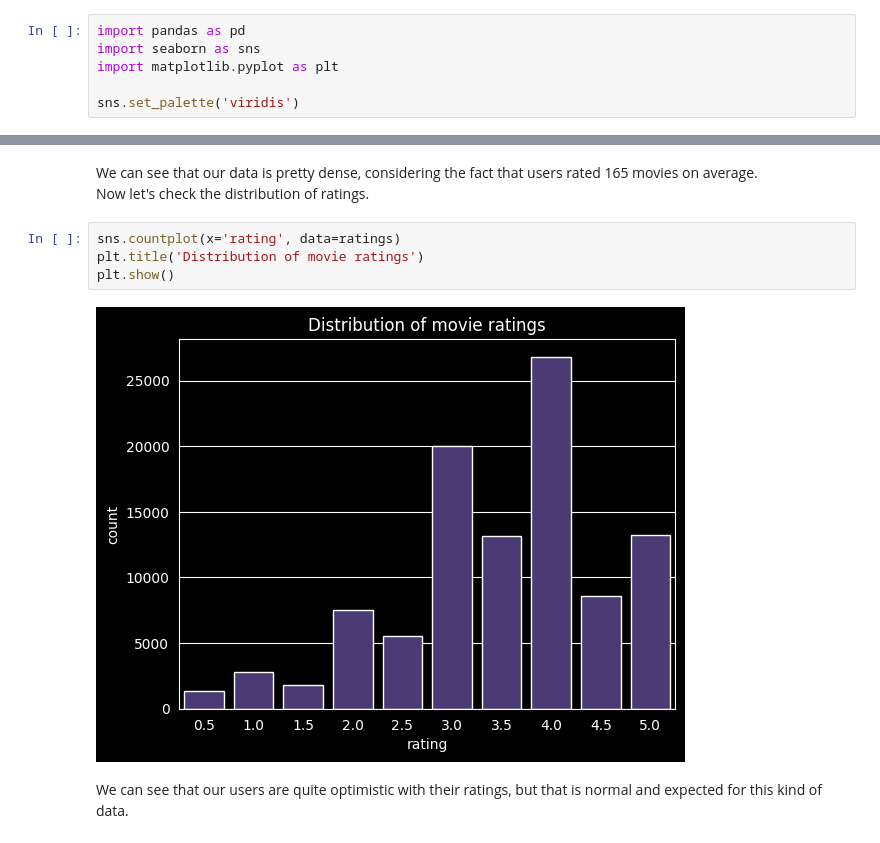
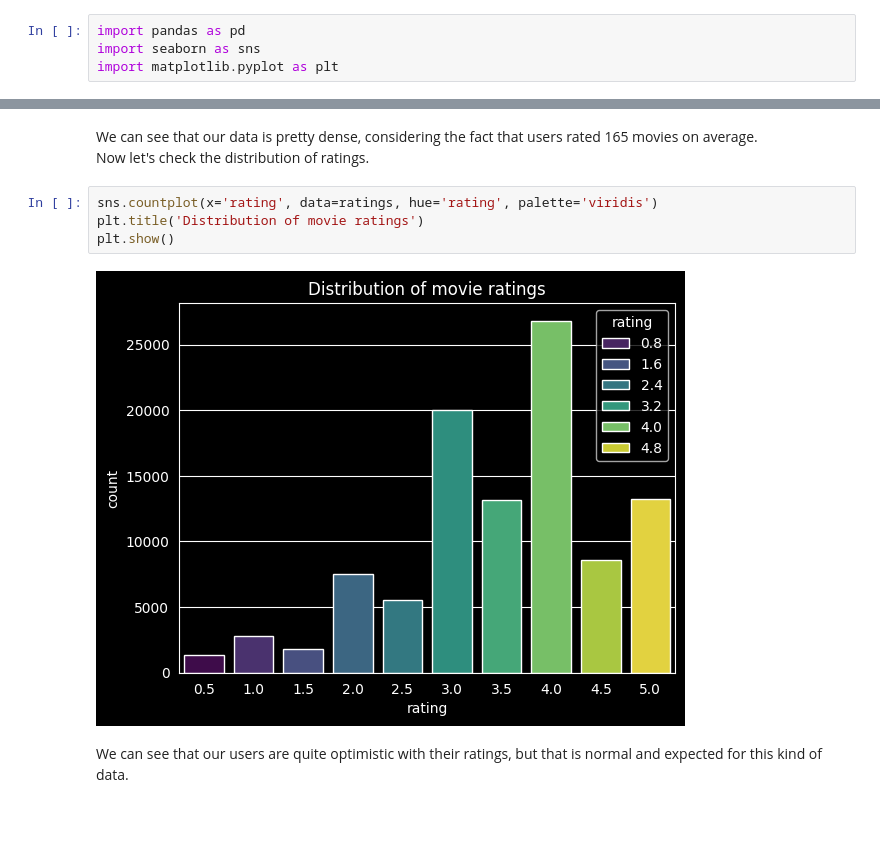
Before and after one commit to tijanatoskovic/Movies-Recommendations, a Jupyter notebook: ga/genetic_algorithm.ipynb, the cells around one changed output, grey strips where cells are left out. Cells and saved outputs as stored; diff of their text form.

Commit message:
Continue data analysis

```diff
--- a/ga/genetic_algorithm.ipynb
+++ b/ga/genetic_algorithm.ipynb
@@ -4,8 +4,6 @@
 import pandas as pd
 import seaborn as sns
 import matplotlib.pyplot as plt
-
-sns.set_palette('viridis')
 # %% [markdown]
 #### 1. Load data
 # %%
@@ -71,11 +69,11 @@ Average number of ratings per user: 165.3
 We can see that our data is pretty dense, considering the fact that users rated 165 movies on average.\
 Now let's check the distribution of ratings.
 # %%
-sns.countplot(x='rating', data=ratings)
+sns.countplot(x='rating', data=ratings, hue='rating', palette='viridis')
 plt.title('Distribution of movie ratings')
 plt.show()
 # %% [output]
-[figure, old version]
+[figure, new version]
 # %% [markdown]
 We can see that our users are quite optimistic with their ratings, but that is normal and expected for this kind of data.
 # %%
```
Also changed, not shown: parts of 17 cells of this notebook.
